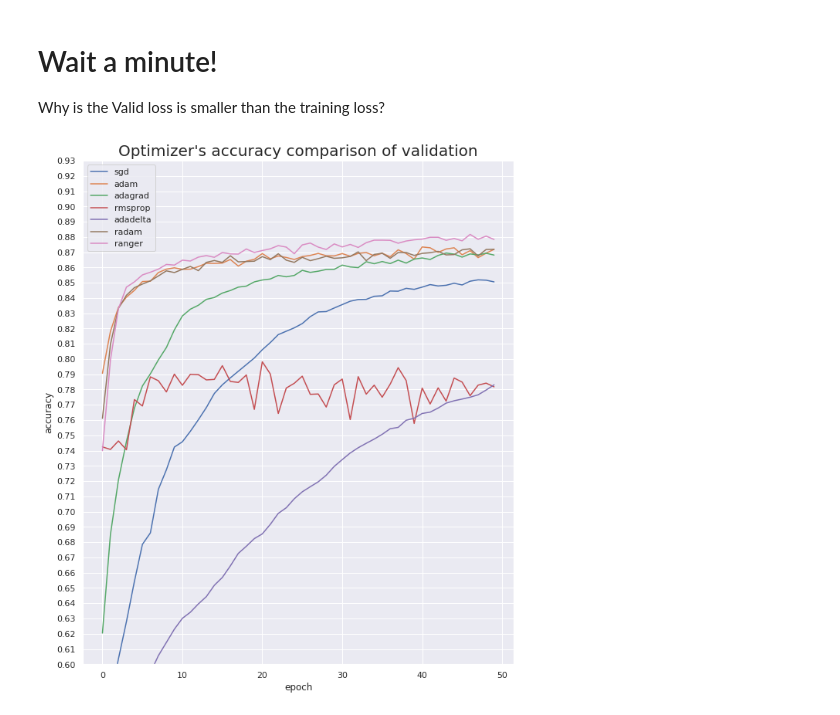
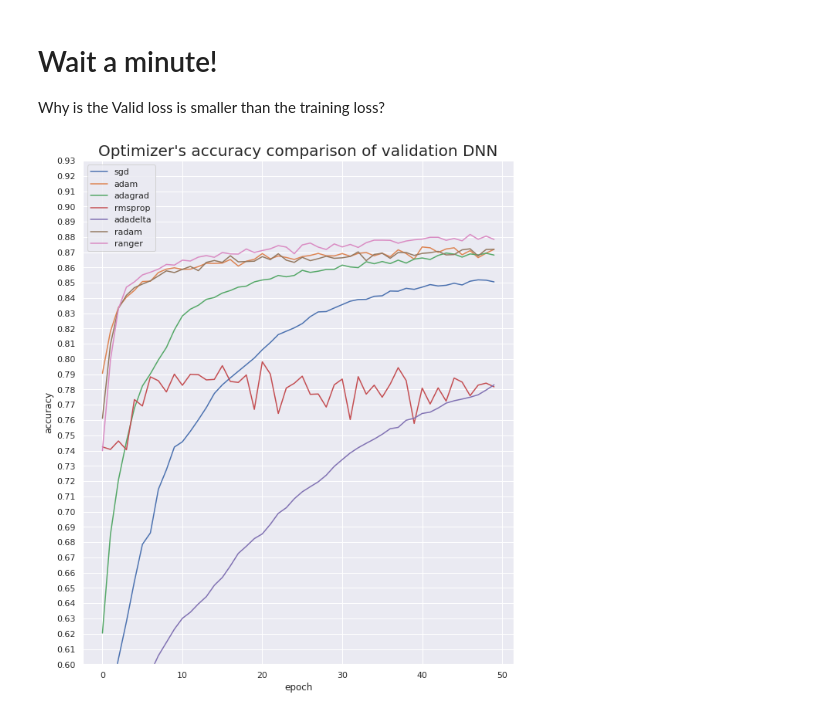
Before and after one commit to solalatus/BP_DL_meetup_GD, a Jupyter notebook: Fashion_MNIST_GD_Variants.ipynb, the cells around one changed output. Saved outputs shown, nothing was run; the diff lists cells and outputs as text; code cells hidden in the pictures.

```diff
--- a/Fashion_MNIST_GD_Variants.ipynb
+++ b/Fashion_MNIST_GD_Variants.ipynb
@@ -272,7 +268,8 @@ adagrad=Adagrad(learning_rate=lr)
 rmsprop=RMSprop(learning_rate=lr)
 adadelta=Adadelta(learning_rate=lr)
 radam = tfa.optimizers.RectifiedAdam()
-ranger = tfa.optimizers.Lookahead(radam, sync_period=4, slow_step_size=0.6)
+radam_ranger = tfa.optimizers.RectifiedAdam()
+ranger = tfa.optimizers.Lookahead(radam_ranger, sync_period=5, slow_step_size=0.5)
 
 optimizers={
     "sgd":sgd,
@@ -340,9 +321,12 @@ Enter your authorization code:
 Mounted at /content/gdrive
 # %%
 file_path=None
+
+CNN_file_path='/content/gdrive/My Drive/development/results_CNN3.dat'
+DNN_file_path='/content/gdrive/My Drive/development/results_DNN.dat'
 if CNN:
-  file_path='/content/gdrive/My Drive/development/results_CNN.dat'
+  file_path=CNN_file_path
 else:
-  file_path='/content/gdrive/My Drive/development/results_DNN.dat'
+  file_path=DNN_file_path
 # %%
 np.save(file_path,results,allow_pickle=True)
@@ -349,5 +335,5 @@ np.save(file_path,results,allow_pickle=True)
 # %%
-results=np.load(file_path+".npy",allow_pickle=True)
+results=np.load(DNN_file_path+".npy",allow_pickle=True)
 # %%
 
 print(results.shape)
@@ -388,25 +376,25 @@ Why is the Valid loss is smaller than the training loss?
 # %%
 import seaborn as sns
 sns.set()
 
-legend_list=[]
-plt.figure(num=None, figsize=(10, 12))
-for n, key in enumerate(optimizers):
+def plot_means(mean_values,architecture="DNN"):
+  legend_list=[]
+  plt.figure(num=None, figsize=(10, 12))
+  for n, key in enumerate(optimizers):
 
-  #history=history_dict[key]
-  #plt.plot(history.history['accuracy'])
-  plt.plot(mean_values[n])
-  legend_list.append(key)
+    plt.plot(mean_values[n])
+    legend_list.append(key)
 
-plt.title("Optimizer's accuracy comparison of validation", fontsize=20)
-plt.ylabel('accuracy')
-plt.xlabel('epoch')
-plt.ylim(0.6, .93)
-plt.yticks(np.arange(0.6, .93, step=0.01))
-plt.legend(legend_list, loc='upper left')
-plt.show()
+  plt.title("Optimizer's accuracy comparison of validation "+architecture, fontsize=20)
+  plt.ylabel('accuracy')
+  plt.xlabel('epoch')
+  plt.ylim(0.6, .93)
+  plt.yticks(np.arange(0.6, .93, step=0.01))
+  plt.legend(legend_list, loc='upper left')
+  plt.show()
+plot_means(mean_values)
 # %% [output]
-[figure, old version]
+[figure, new version]
 # %%
 
 
```
Also changed, not shown: parts of 16 cells of this notebook.
